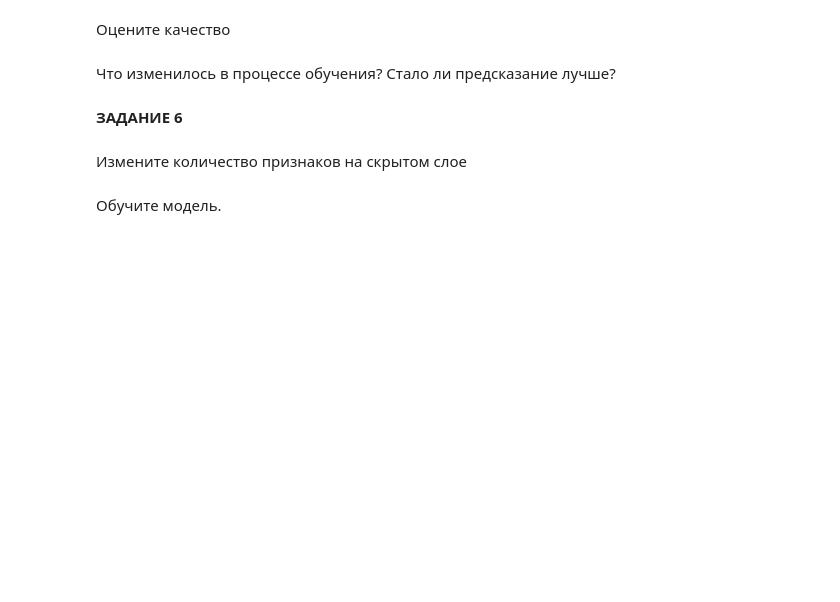
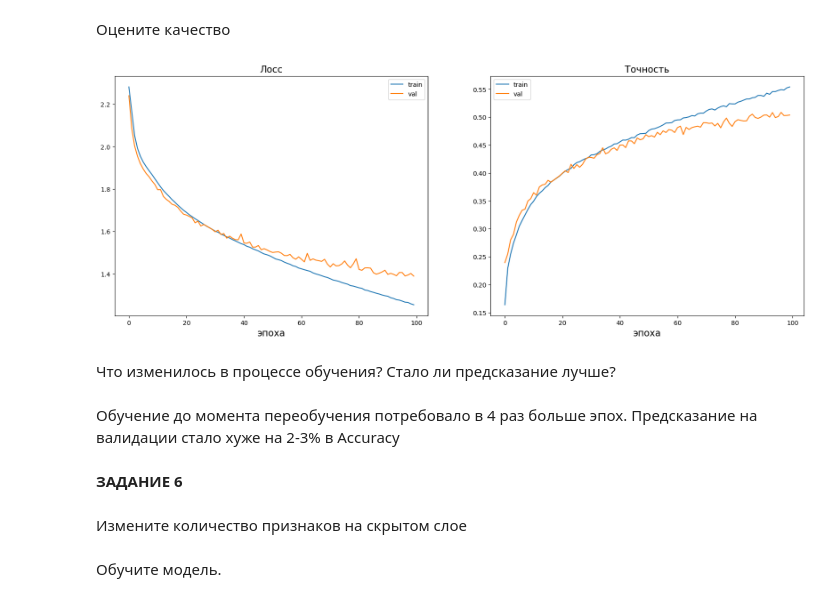
Before and after one commit to NMashalov/2023_OpenMipt_course, a Jupyter notebook: lesson1/seminar1.ipynb, the cells around one changed output. Saved outputs shown, nothing was run; the diff lists cells and outputs as text; code cells hidden in the pictures; blank space fills up the shorter version.

```diff
--- a/lesson1/seminar1.ipynb
+++ b/lesson1/seminar1.ipynb
@@ -1079,2 +1113,21 @@ plot_learning_curves(history)
+# %%
+class MySimpleModel(nn.Module):
+    def __init__(self):
+        '''
+        Здесь объявляем все слои, которые будем использовать
+        '''
+        super(MySimpleModel, self).__init__()
+        self.linear1 = nn.Linear(3 * 32 * 32, 256)
+        self.linear2 = nn.Linear(256, 64)
+        self.linear3 = nn.Linear(64, 10)
+
+    def forward(self, x):
+        '''
+        Здесь пишем в коде, в каком порядке какой слой будет применяться
+        '''
+        x = self.linear1(nn.Flatten()(x))
+        x = self.linear2(nn.Sigmoid()(x))
+        x = self.linear3(nn.ReLU()(x))
+        return x
 # %% [markdown]
 Обучите модель.
@@ -1082,0 +1134,17 @@ plot_learning_curves(history)
+# %%
+###### 3. Обучим модель в Functional-стиле на CIFAR10     ######
+
+model = MySimpleModel().to(device)
+
+criterion = nn.CrossEntropyLoss()
+
+optimizer = torch.optim.SGD(model.parameters(), lr=0.01)
+
+model, history = train(
+    model, criterion, optimizer,
+    X_train, y_train,
+    X_val, y_val,
+    num_epochs=100,
+    batch_size=50,
+    model_path='simple_model.pth'
+)
@@ -1087,5 +1171,11 @@ plot_learning_curves(history)
+# %%
+plot_learning_curves(history)
+# %% [output]
+[figure, added]
 # %% [markdown]
 Что изменилось в процессе обучения? Стало ли предсказание лучше?
+# %% [markdown]
+Обучение до момента переобучения потребовало в 4 раз больше эпох. Предсказание на валидации стало хуже на 2-3% в Accuracy
 # %% [markdown]
 
 **ЗАДАНИЕ 6**
```
Also changed, not shown: parts of 51 cells of this notebook.
